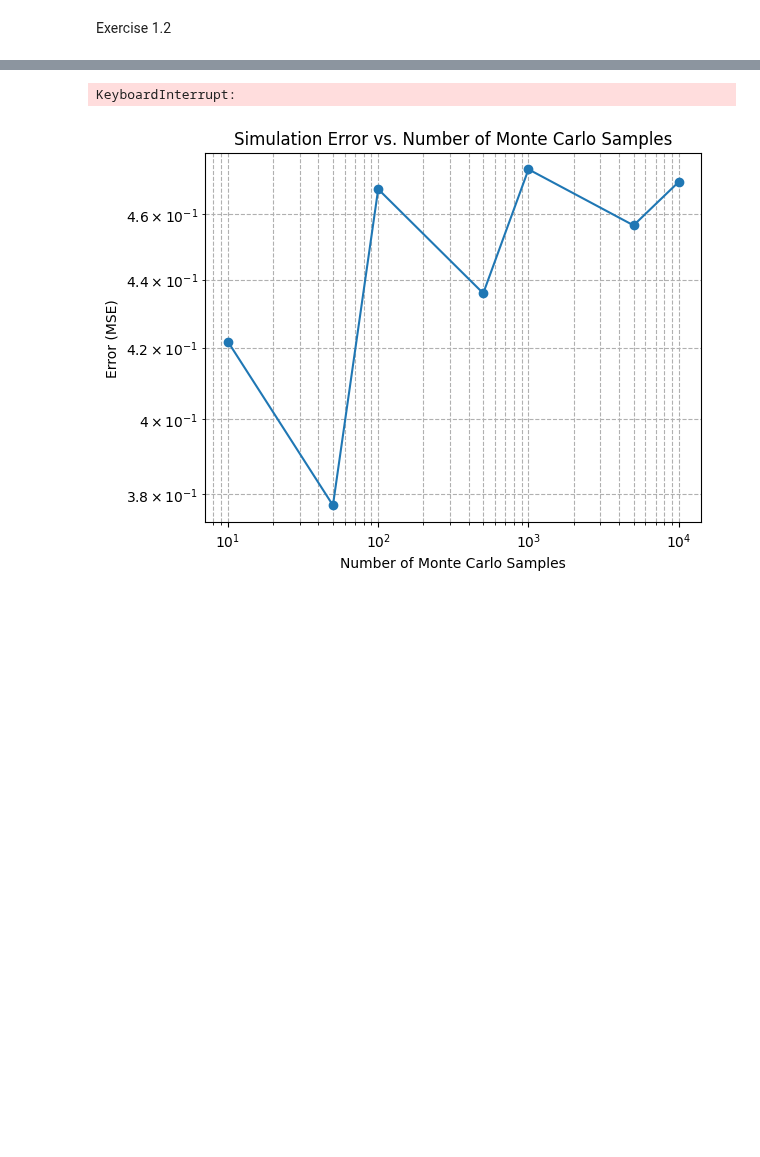
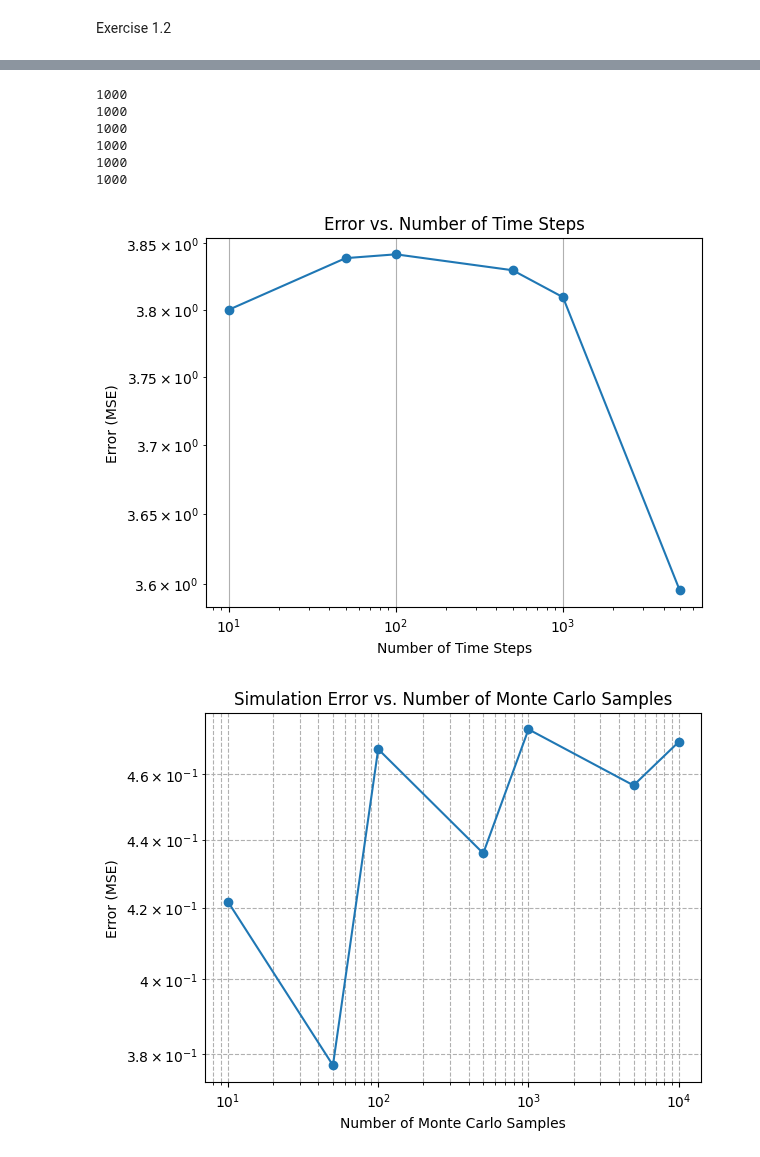
Before and after one commit to Kian-P/SCDAA, a Jupyter notebook: SCDAA-CW.ipynb, the cells around one changed output, grey strips where cells are left out. Cells and saved outputs as stored; diff of their text form; code cells hidden in the pictures; blank space fills up the shorter version.

```diff
--- a/SCDAA-CW.ipynb
+++ b/SCDAA-CW.ipynb
@@ -251,10 +251,10 @@ def simulate_dynamics(lqr_problem, t0, x0, N_steps, num_samples):
     D_tensor = torch.tensor(lqr_problem.D, dtype=torch.float32)
 
     time_index = torch.argmax((t0 <= solution_time).float()).item()
-
+    print(time_index)
     for _ in range(num_samples):
         cost = 0.0
-        for step in range(time_index, N_steps):
+        for step in range(time_index, S_tensor.shape[2]):
             # t = t0 + step*dt #lqr_problem.T - step * dt
             # Updated to ensure control computation uses tensor operations
             S_t = S_tensor[:, :, step] #S_tensor[:, :, -(step+1)]
@@ -286,35 +285,41 @@ print(theoretical_value)
 # Example usage:
 t0 = torch.tensor([0.1], dtype=torch.float32)
 x0 = torch.tensor([1.0, 1.0])  # Initial state
 
 # Number of time steps and Monte Carlo samples for the simulation
 N_steps_list = [10, 50, 100, 500, 1000, 5000]
-num_samples = 500 #000
+num_samples = 5 #000
 
 # Generate a time grid for solving the Riccati ODE
 time_grid = np.linspace(0, T, 10000)  # Fine time grid for better accuracy
 lqr_problem.solve_riccati_ode(time_grid)
 
 # Compute the theoretical value at the initial state x0
 theoretical_value = lqr_problem.compute_value_function(t0, x0.unsqueeze(0)).item()
 
 # Run the simulation and compute errors for different numbers of time steps
 errors = []
 for N_steps in N_steps_list:
     final_costs = simulate_dynamics(lqr_problem, t0, x0, N_steps, num_samples)
 
     error = compute_error(np.average(final_costs), theoretical_value)
     errors.append(error)
 
 # Plot the error vs. number of time steps
 plt.loglog(N_steps_list, errors, marker='o')
 plt.xlabel('Number of Time Steps')
 plt.ylabel('Error (MSE)')
 plt.title('Error vs. Number of Time Steps')
 plt.grid(True)
 plt.show()
 # %% [output]
-KeyboardInterrupt:
+1000
+1000
+1000
+1000
+1000
+1000
+[figure, added]
 # %%
 # Step 1: Fix a large number of time steps
 N_steps_fixed = 5000
```
Also changed, not shown: parts of 4 cells of this notebook.
